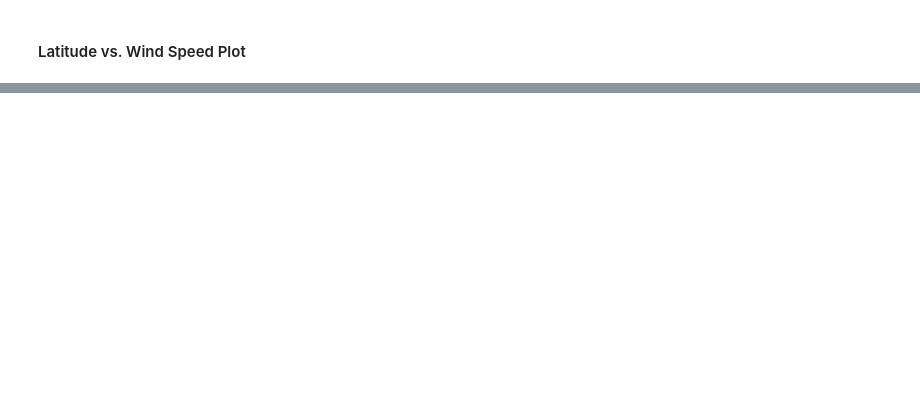
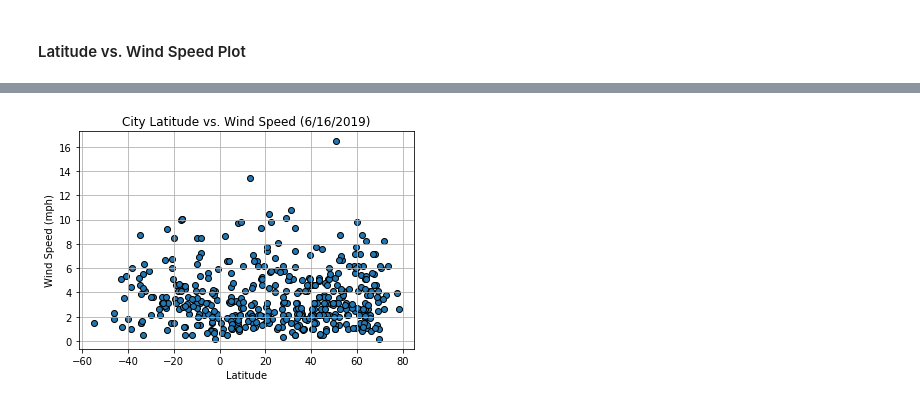
Before and after one commit to JosefinaAureaAmaro/03_Python_API, a Jupyter notebook: WeatherPy.ipynb, the cells around one changed output, grey strips where cells are left out. Cells and saved outputs as stored; diff of their text form; code cells hidden in the pictures; blank space fills up the shorter version.

```diff
--- a/WeatherPy.ipynb
+++ b/WeatherPy.ipynb
@@ -214,2 +305,7 @@ df_final.to_csv(output_data_file, sep=',', encoding= 'utf-8', index=False)
 # %% [markdown]
 #### Latitude vs. Wind Speed Plot
+# %%
+# Minor Data Munging to Re-Format the Data Frames
+winds = df_final.drop(columns = df_final.columns[2:8])
+winds.head()
+#it is now that I realize I didn't need to drop columns :-D
@@ -215,0 +319,24 @@ df_final.to_csv(output_data_file, sep=',', encoding= 'utf-8', index=False)
+# %%
+#set axises
+winds_x_axis = winds.iloc[:,1]
+winds_y_axis = winds.iloc[:,2]
+# %%
+# Generate the scatter plot
+
+ax = plt.scatter(winds_x_axis,winds_y_axis, marker ="o",edgecolors='black')
+
+#assign axis labels and grid lines
+plt.grid(True)
+plt.ylabel("Wind Speed (mph)")
+plt.xlabel("Latitude")
+plt.title('City Latitude vs. Wind Speed (6/16/2019)')
+
+#format plot
+ax.use_sticky_edges = False
+
+
+# Save the Figure
+plt.savefig('City_Latitude_vs_Wind.png',dpi=150, bbox_inches = 'tight')
+plt.show()
+# %% [output]
+[figure, added]
```
Also changed, not shown: parts of 23 cells of this notebook, 4 other files.
